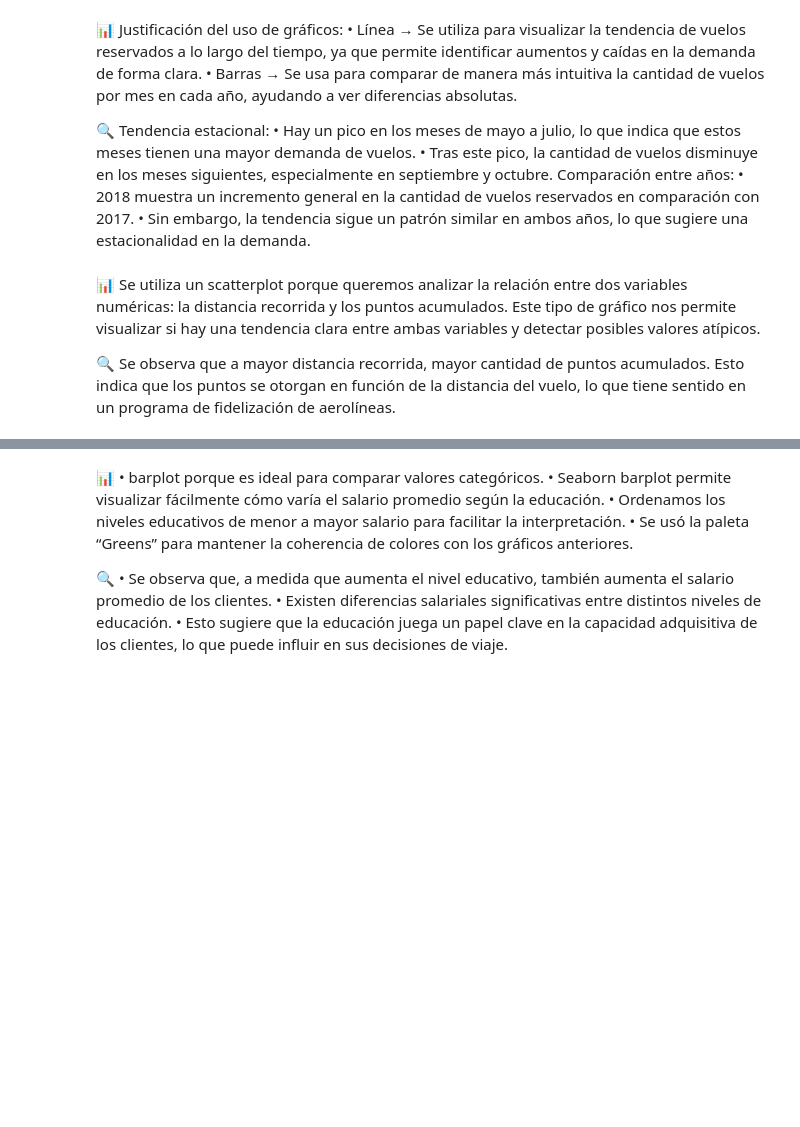
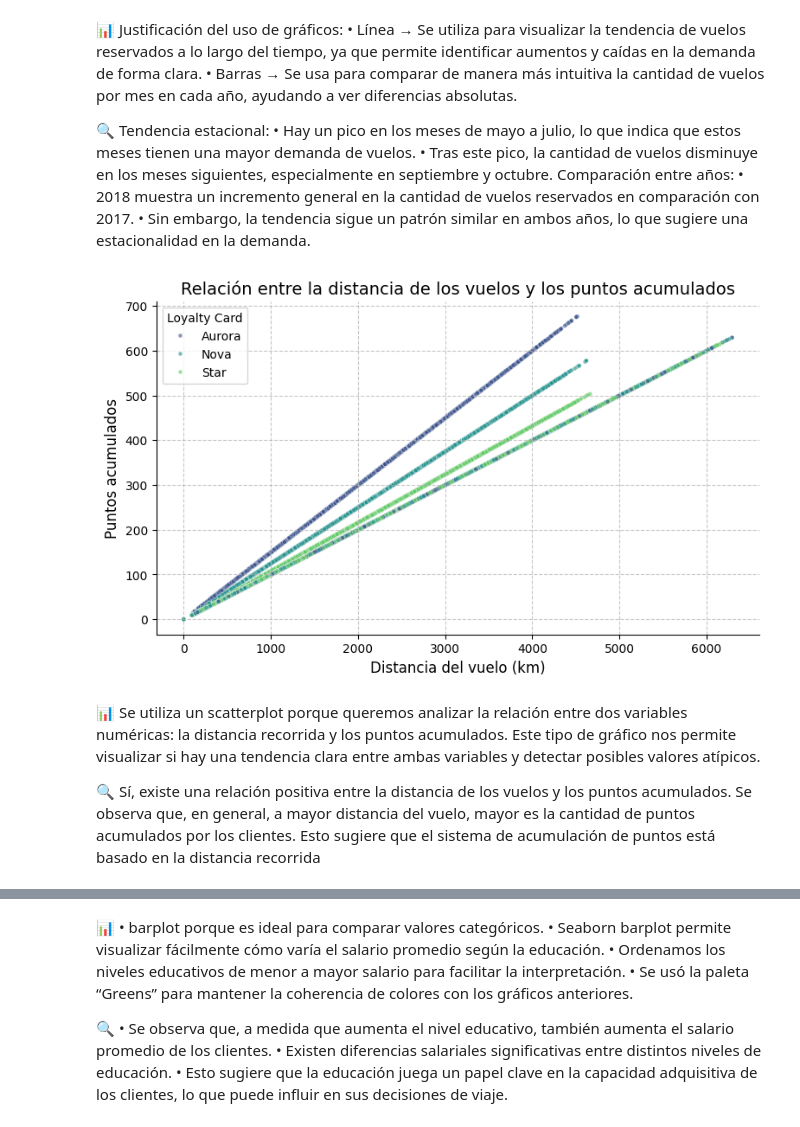
Before and after one commit to sara-rico/evaluacion-modulo3-SaraRico-aerolineas, a Jupyter notebook: evaluacion-modulo3-final-SaraRico-aerolineas.ipynb, the cells around one changed output, grey strips where cells are left out. Saved outputs shown, nothing was run; the diff lists cells and outputs as text; code cells hidden in the pictures; blank space fills up the shorter version.

```diff
--- a/evaluacion-modulo3-final-SaraRico-aerolineas.ipynb
+++ b/evaluacion-modulo3-final-SaraRico-aerolineas.ipynb
@@ -195,26 +294,35 @@ plt.show()
 # %%
 # 2.2 - Relación entre la distancia de los vuelos y los puntos acumulados
 
+# Configuración del gráfico de dispersión
 plt.figure(figsize=(9, 5))
 
-# Crear scatterplot
 sns.scatterplot(x="Distance",
                 y="Points Accumulated",
+                hue="Loyalty Card",  # Diferenciar por tipo de tarjeta de fidelidad
                 data=df_merged,
-                alpha=0.5,  # Transparencia para visualizar mejor la densidad
-                color="mediumturquoise")
+                s=12,  # Tamaño de los puntos
+                alpha=0.6,  # Transparencia para mejorar la visualización
+                palette="viridis")  # Paleta de colores
 
-# Personalización del gráfico
+# Ajustes visuales
 plt.title("Relación entre la distancia de los vuelos y los puntos acumulados", fontsize=14)
 plt.xlabel("Distancia del vuelo (km)", fontsize=12)
 plt.ylabel("Puntos acumulados", fontsize=12)
-plt.grid(True, linestyle="--", alpha=0.7)
+
+# Eliminamos los bordes superior y derecho del gráfico para hacerlo más limpio
+plt.gca().spines["right"].set_visible(False)
+plt.gca().spines["top"].set_visible(False)
+
+plt.grid(True, linestyle="--", alpha=0.7)  # Agregar líneas de referencia
 
 plt.show()
+# %% [output]
+[figure, added]
 # %% [markdown]
 📊  Se utiliza un scatterplot porque queremos analizar la relación entre dos variables numéricas: la distancia recorrida y los puntos acumulados. Este tipo de gráfico nos permite visualizar si hay una tendencia clara entre ambas variables y detectar posibles valores atípicos.
 
-🔍 Se observa que a mayor distancia recorrida, mayor cantidad de puntos acumulados. Esto indica que los puntos se otorgan en función de la distancia del vuelo, lo que tiene sentido en un programa de fidelización de aerolíneas.
+🔍 Sí, existe una relación positiva entre la distancia de los vuelos y los puntos acumulados. Se observa que, en general, a mayor distancia del vuelo, mayor es la cantidad de puntos acumulados por los clientes. Esto sugiere que el sistema de acumulación de puntos está basado en la distancia recorrida
 # %%
 # 2.3 - Distribución de clientes por provincia
 
```
Also changed, not shown: parts of 22 cells of this notebook, 1 other file.
